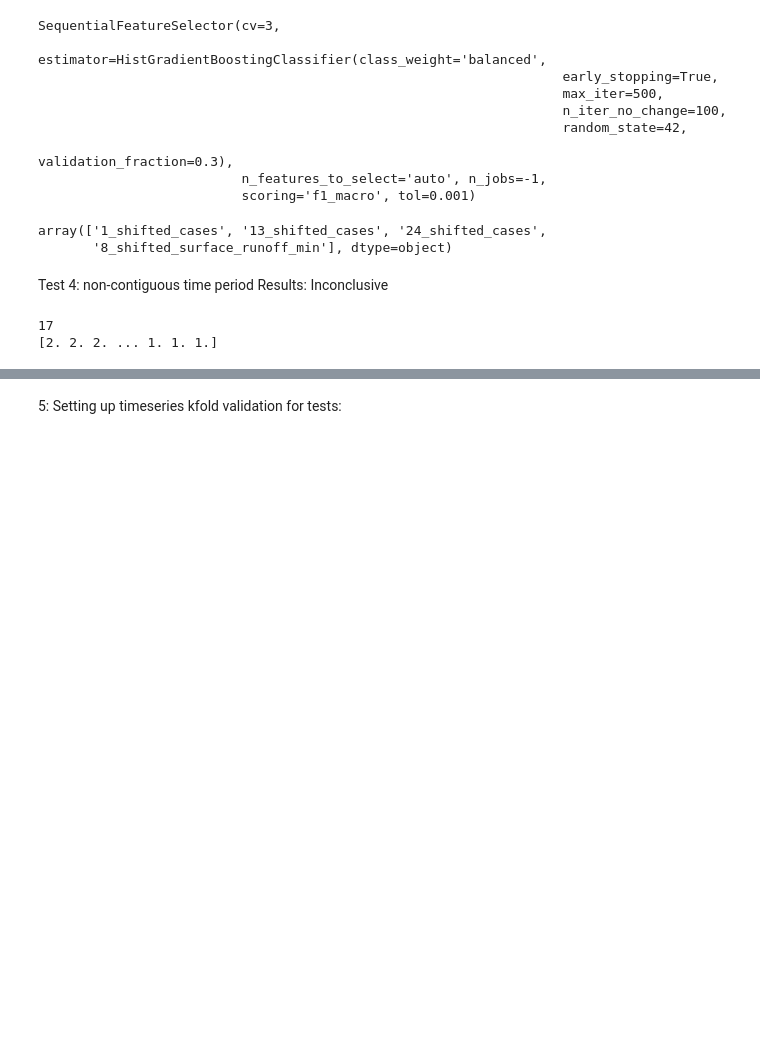
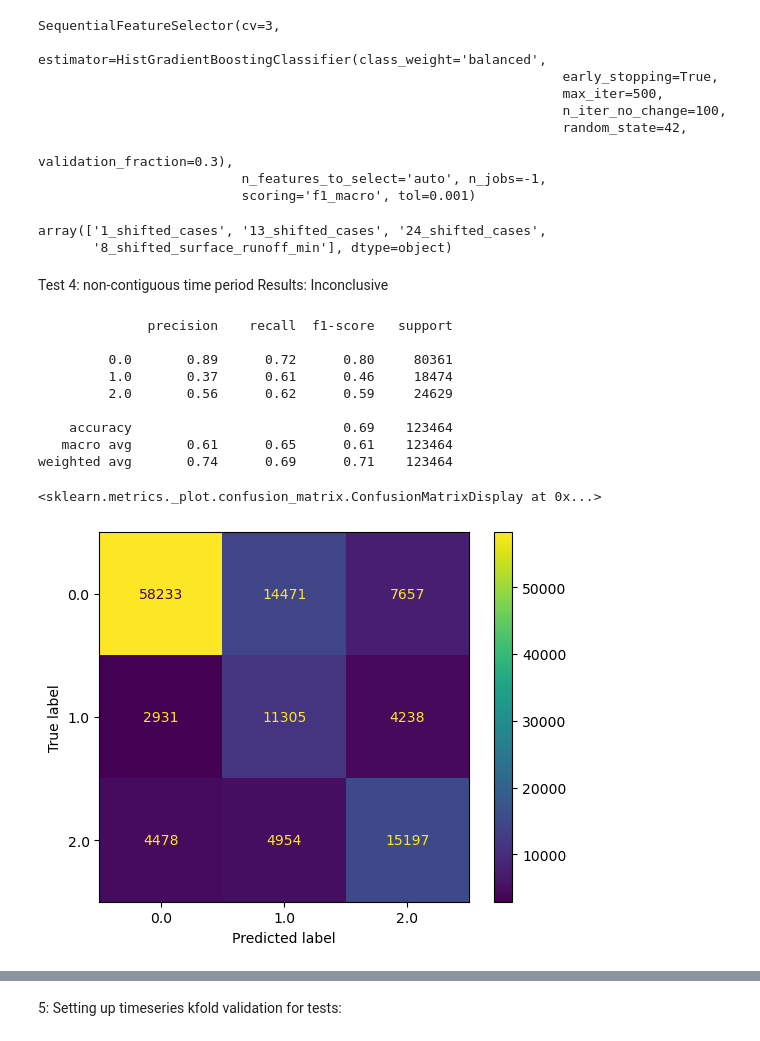
Before and after one commit to atalbanese/dengue_models, a Jupyter notebook: eda/cat_model_notebook.ipynb, the cells around one changed output, grey strips where cells are left out. Cells and saved outputs as stored; diff of their text form; code cells hidden in the pictures; blank space fills up the shorter version.

```diff
--- a/eda/cat_model_notebook.ipynb
+++ b/eda/cat_model_notebook.ipynb
@@ -553,42 +551,58 @@ predictions = train_models(train_args = {
             'start_date': TRAIN_START,
             'end_date': TRAIN_END,
             'all_data': ALL_DATA,
             'env_list': [
                 'temporal_sdm_aegypti',
                 'temporal_sdm_albopictus',
+                #'soil_temperature_level_1'
                 #'temporal_sdm_both'
                 ],
             'return_dict': False,
-            'specific_cases': [1,2,12, 24],
+            'specific_cases': [1,2,3,12,13, 24,25],
             'specific_env': [0,1,2, 11, 23],
             'additional_features': [
-                'month',
                 'density',
-                'pop'
+                #'pop'
             ]
         },
         test_args = {
             'start_date': TEST_START,
             'end_date': TEST_END,
             'all_data': ALL_DATA,
             'env_list': [
                 'temporal_sdm_aegypti',
                 'temporal_sdm_albopictus',
+                #'soil_temperature_level_1'
                 #'temporal_sdm_both'
                 ],
             'return_dict': False,
-            'specific_cases': [1,2, 12, 24],
+            'specific_cases': [1,2,3,12,13, 24,25],
             'specific_env': [0,1,2, 11, 23],
             'additional_features': [
-                'month',
                 'density',
-                'pop'
+                #'pop'
             ]
-        }
+        },
+        cat_vars = [
+            'month',
+            'SIGLA'
+            ],
+        cat_fn=make_relative_ternary
 )
+print(classification_report(predictions.select('ground_truth').to_series(),predictions.select('predictions').to_series()))
+ConfusionMatrixDisplay.from_predictions(predictions.select('ground_truth').to_series(),predictions.select('predictions').to_series())
 # %% [output]
-17
-[2. 2. 2. ... 1. 1. 1.]
+              precision    recall  f1-score   support
+
+         0.0       0.89      0.72      0.80     80361
+         1.0       0.37      0.61      0.46     18474
+         2.0       0.56      0.62      0.59     24629
+
+    accuracy                           0.69    123464
+   macro avg       0.61      0.65      0.61    123464
+weighted avg       0.74      0.69      0.71    123464
+<sklearn.metrics._plot.confusion_matrix.ConfusionMatrixDisplay at 0x...>
+[figure, added]
 # %%
 print(classification_report(predictions.select('ground_truth').to_series(),predictions.select('predictions').to_series()))
 # %% [output]
```
Also changed, not shown: parts of 34 cells of this notebook, 1 other file.
